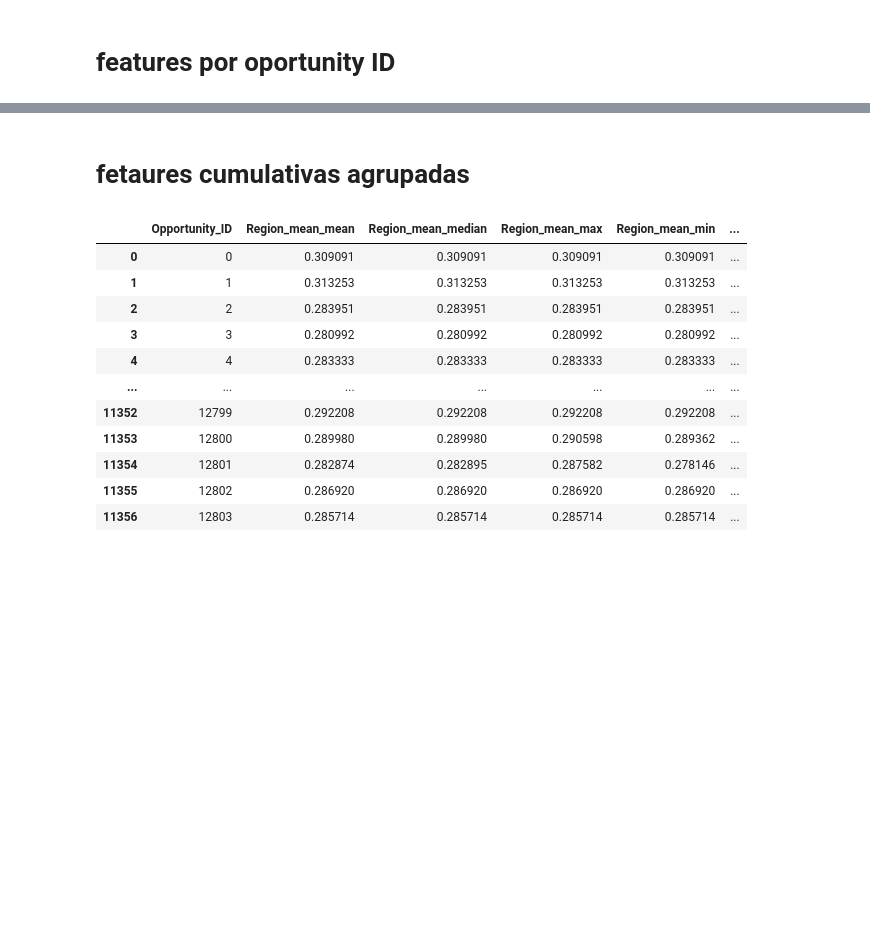
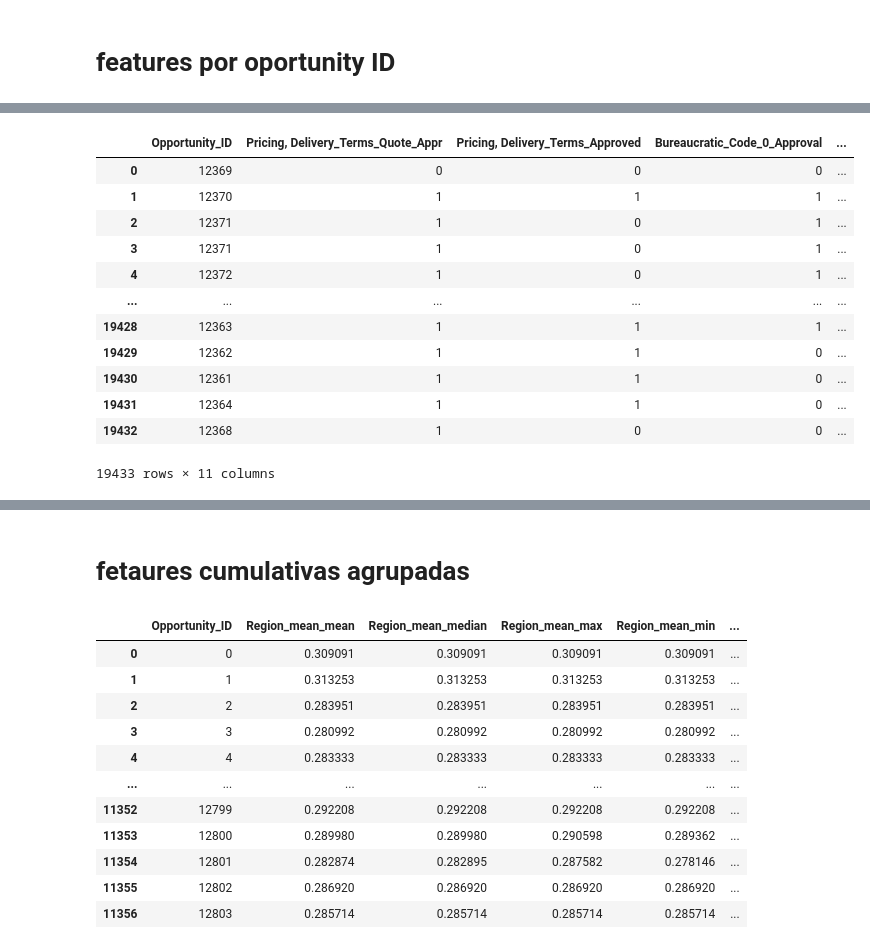
Before and after one commit to nazar9318/datos-tp2-2c2020, a Jupyter notebook: features_lucas_1.ipynb, the cells around one changed output, grey strips where cells are left out. Drawn from its saved outputs; the diff is of its cells as text; code cells hidden in the pictures; blank space fills up the shorter version.

```diff
--- a/features_lucas_1.ipynb
+++ b/features_lucas_1.ipynb
@@ -151,3 +141,6 @@ Stage                                         object
 ganado                                          bool
 counter                                        int64
 dtype: object
+# %%
+datetime_object = dati.datetime.strptime('1 1 2000', '%d %m %Y')
+print(datetime_object)
@@ -266,10 +277,3 @@ dataset_numerico = dataset_merge[['Opportunity_ID','ASP', 'ASP_(converted)', 'TR
 #Total_Amount                                  float64
 #Total_Taxable_Amount                          float64
 #Total_Amount_converted                        float64
-
-features_num= dataset_numerico.groupby('Opportunity_ID').agg(features)
-level_0 = features_num.columns.get_level_values(0)
-level_1 = features_num.columns.get_level_values(1)
-features_num.columns = level_0 + '_' + level_1
-features_num.reset_index()
-dataset_merge = dataset_merge.join(features_num, on= 'Opportunity_ID', how = 'left')
@@ -275,0 +325,24 @@ dataset_merge = dataset_merge.join(features_num, on= 'Opportunity_ID', how = 'le
+# %%
+dataset_para_mean_dates_bin[['Account_Created_Date', 'Last_Modified_Date', 'Opportunity_Created_Date','Quote_Expiry_Date','Planned_Delivery_Start_Date','Planned_Delivery_End_Date']] = (dataset_para_mean_dates_bin[['Account_Created_Date', 'Last_Modified_Date', 'Opportunity_Created_Date','Quote_Expiry_Date','Planned_Delivery_Start_Date','Planned_Delivery_End_Date']] - datetime_object)
+dateFields = ['Account_Created_Date', 'Last_Modified_Date', 'Opportunity_Created_Date','Quote_Expiry_Date','Planned_Delivery_Start_Date','Planned_Delivery_End_Date']
+
+for field in dateFields:
+    dataset_para_mean_dates_bin[field] = dataset_para_mean_dates_bin[field].dt.days
+
+dataset_para_mean_dates_bin
+
+#dataset_para_mean_dates_bin=dataset_para_mean_dates_bin.groupby('Opportunity_ID').agg('mean')
+# %% [output]
+|  | Opportunity_ID | Pricing, Delivery_Terms_Quote_Appr | Pricing, Delivery_Terms_Approved | Bureaucratic_Code_0_Approval | ... |
+| 0 | 12369 | 0 | 0 | 0 | ... |
+| 1 | 12370 | 1 | 1 | 1 | ... |
+| 2 | 12371 | 1 | 0 | 1 | ... |
+| 3 | 12371 | 1 | 0 | 1 | ... |
+| 4 | 12372 | 1 | 0 | 1 | ... |
+| ... | ... | ... | ... | ... | ... |
+| 19428 | 12363 | 1 | 1 | 1 | ... |
+| 19429 | 12362 | 1 | 1 | 0 | ... |
+| 19430 | 12361 | 1 | 1 | 0 | ... |
+| 19431 | 12364 | 1 | 1 | 0 | ... |
+| 19432 | 12368 | 1 | 0 | 0 | ... |
+19433 rows × 11 columns
```
Also changed, not shown: parts of 17 cells of this notebook, 3 other files.
